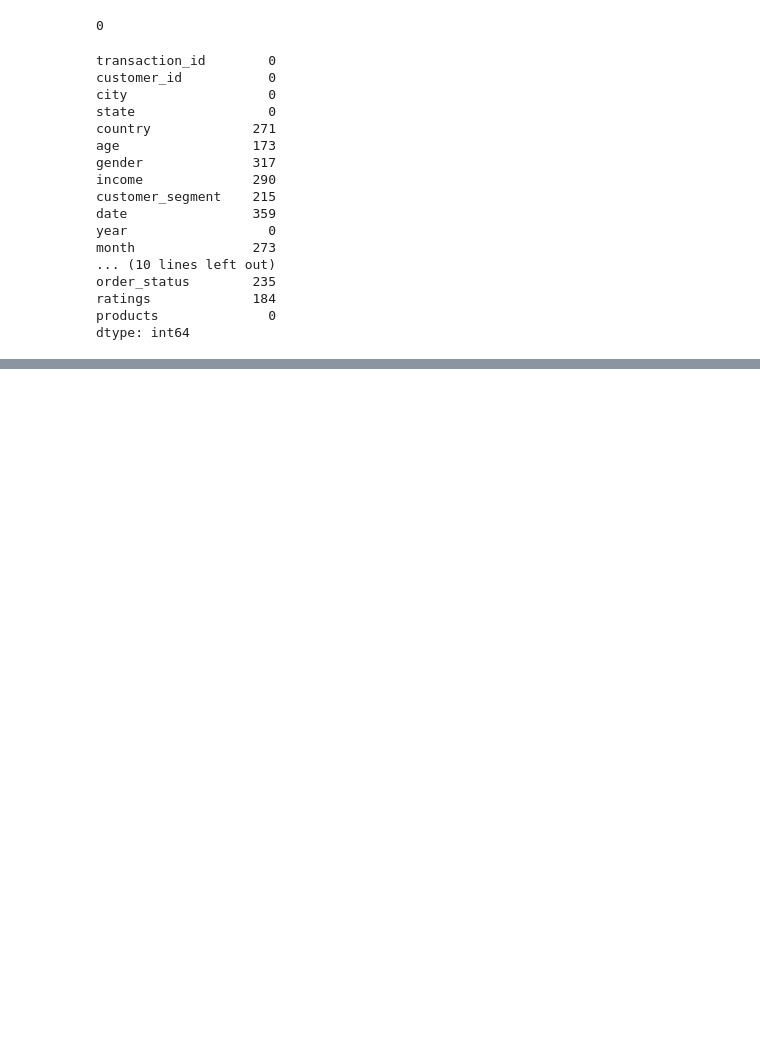
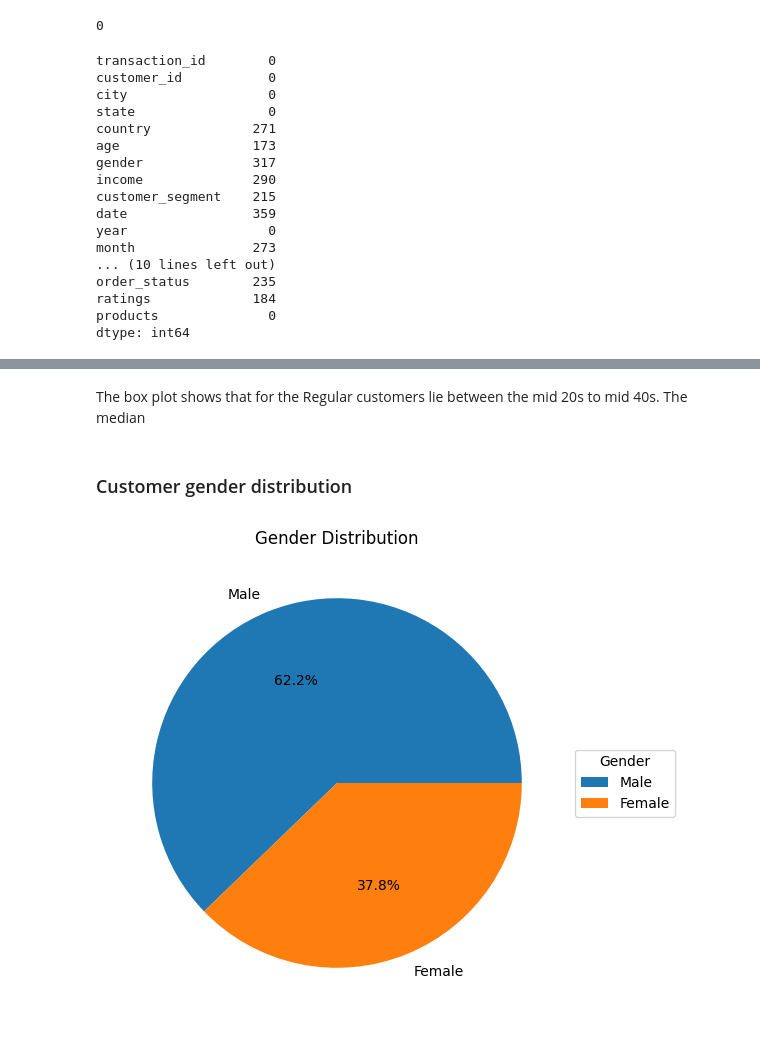
Before and after one commit to Fareen24/consumer-analysis-report, a Jupyter notebook: consumer_behavior_analysis.ipynb, the cells around one changed output, grey strips where cells are left out. Cells and saved outputs as stored; diff of their text form; code cells hidden in the pictures; blank space fills up the shorter version.

```diff
--- a/consumer_behavior_analysis.ipynb
+++ b/consumer_behavior_analysis.ipynb
@@ -276,0 +542,17 @@ NameError: name 'df' is not defined
+# %% [markdown]
+The box plot shows that for the Regular customers lie between the mid 20s to mid 40s. The median
+# %% [markdown]
+### Customer gender distribution
+# %%
+
+# Get the number of occurrences for each gender
+gender_counts = df['gender'].value_counts()
+
+# Create a pie chart for gender distribution
+plt.figure(figsize=(8, 6))
+plt.pie(gender_counts, labels=gender_counts.index, autopct='%1.1f%%')
+plt.title('Gender Distribution')
+plt.legend(labels=gender_counts.index, title="Gender", loc="center left", bbox_to_anchor=(1, 0.5))
+plt.show()
+# %% [output]
+[figure, added]
```
Also changed, not shown: parts of 81 cells of this notebook, 1 other file.
